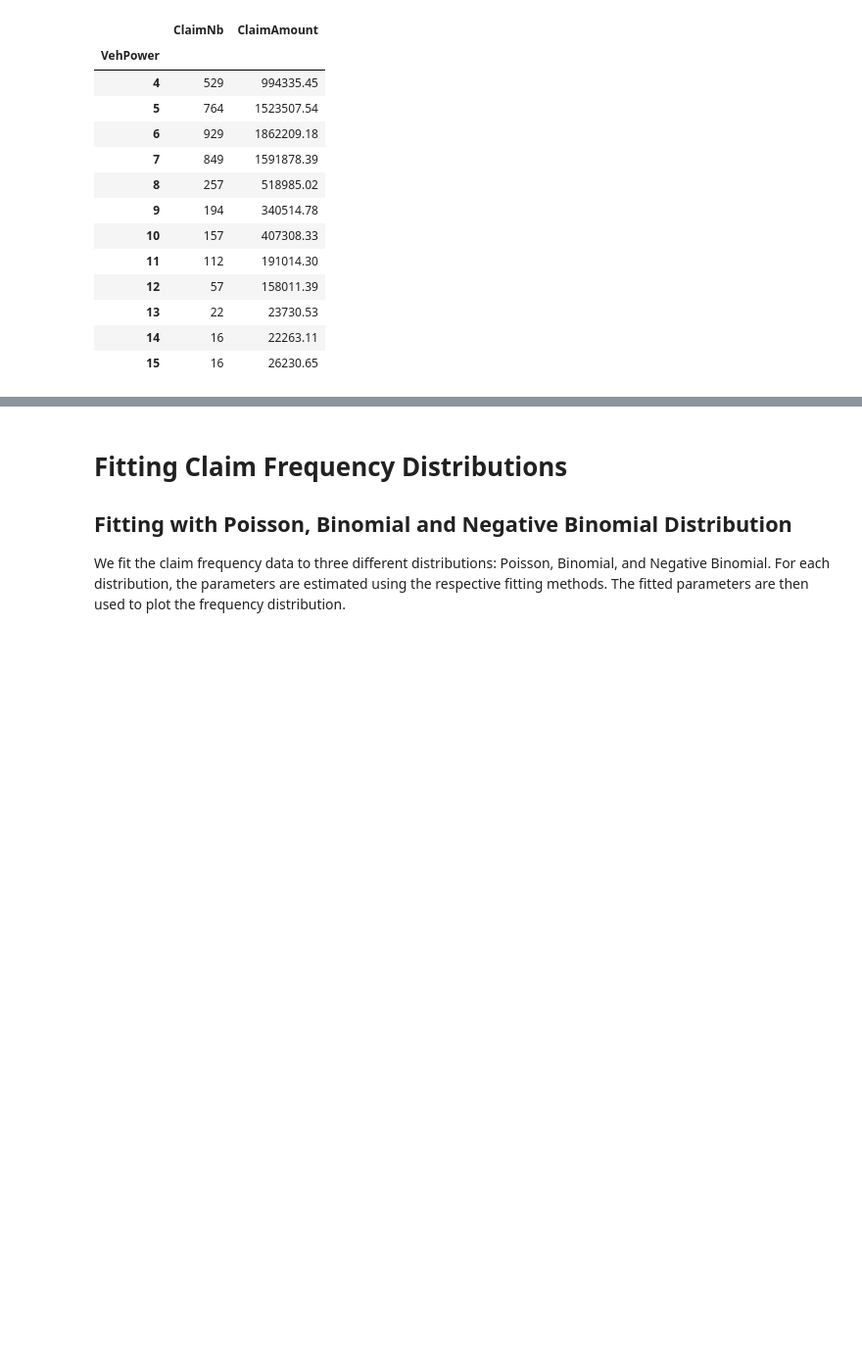
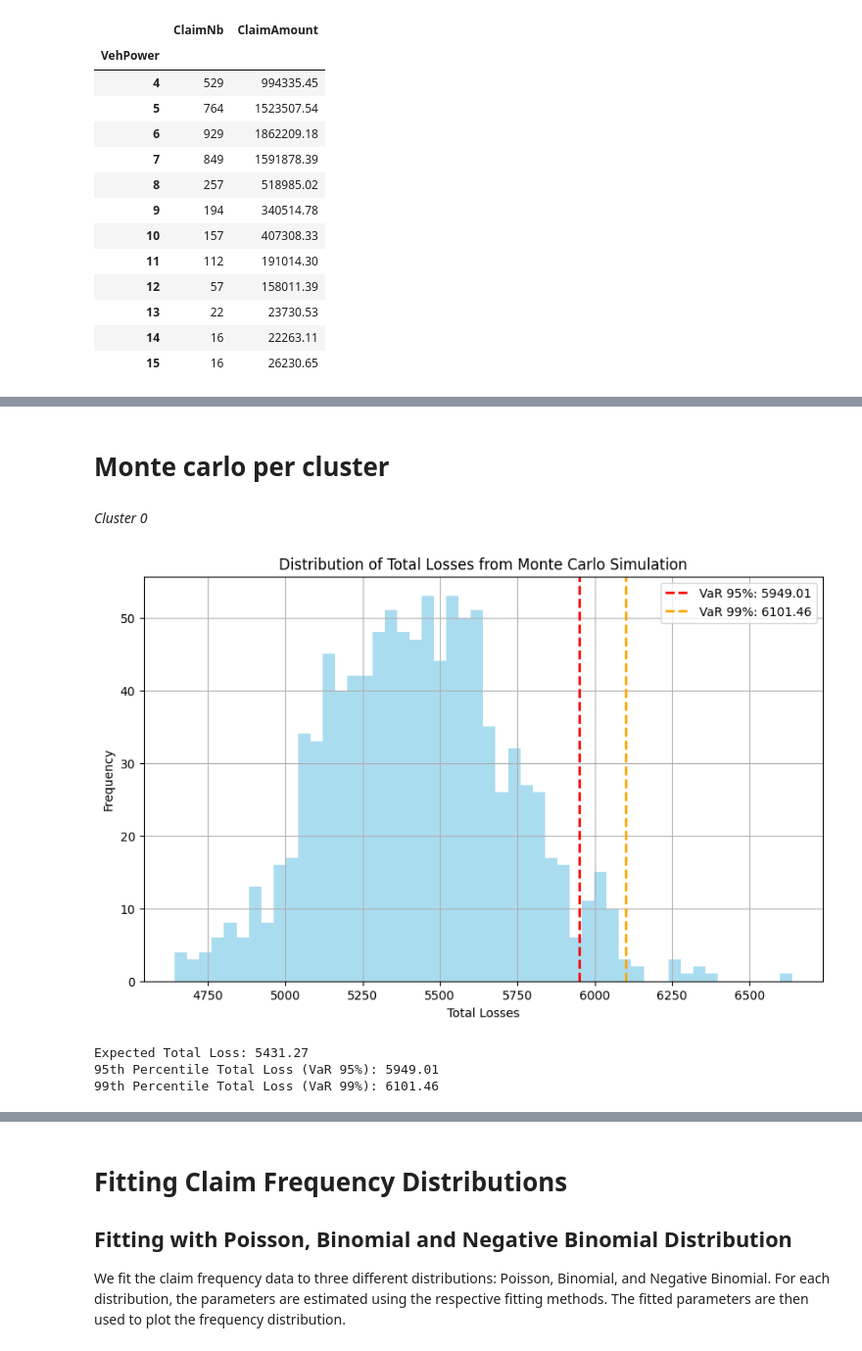
Before and after one commit to ThomasDeConinck/Assurance-Code-Python, a Jupyter notebook: assurances Code Python Case.ipynb, the cells around one changed output, grey strips where cells are left out. Shown at 98% size. Saved outputs shown, nothing was run; the diff lists cells and outputs as text; code cells hidden in the pictures; blank space fills up the shorter version.

```diff
--- a/assurances Code Python Case.ipynb
+++ b/assurances Code Python Case.ipynb
@@ -263,0 +719,66 @@ def plot_fit(x, dist, params, title, dist_type='continuous'):
+# %% [markdown]
+# Monte carlo per cluster
+# %% [markdown]
+*Cluster 0*
+# %%
+# Claim_counts holds historical claim frequency data
+# Non_zero_claims holds historical non-zero claim severities
+
+# Use the fitted parameters from the Negative Binomial and Log-normal fits
+# For claim frequency (Negative Binomial)
+params_negbin = [r_negbin_0, p_negbin_0]  # Fitted Negative Binomial params
+# For claim severity (Log-normal)
+params_lognorm = [shape_0, loc_0, scale_0]  # Fitted Log-normal params
+
+# Number of simulations and policies
+n_simulations = 1000
+n_policies = len(df_cluster_0)
+
+# Pre-alloc_0ate an array for total losses
+total_losses_0 = np.zeros(n_simulations)
+
+# Monte Carlo simulation loop
+for i in range(n_simulations):
+    # Simulate number of claims for all policies at once
+    num_claims = nbinom.rvs(r_negbin_0, p_negbin_0, size=n_policies)
+
+    # Initialize total claim severity for each policy
+    total_claim_severity = np.zeros(n_policies)
+
+    # For policies with claims, simulate the severity
+    for j in range(n_policies):
+        if num_claims[j] > 0:
+            # Simulate claim severity for each claim and sum them for the policy
+            total_claim_severity[j] = lognorm.rvs(shape_0, loc_0, scale_0, size=num_claims[j]).sum()
+
+    # Store the total loss for this simulation
+    total_losses[i] = total_claim_severity.sum()
+
+# Calculate expected total loss from the simulation results
+expected_total_loss = np.mean(total_losses)
+
+# Calculate Value-at-Risk (VaR) at different confidence levels (95% and 99%)
+var_95 = np.percentile(total_losses, 95)
+var_99 = np.percentile(total_losses, 99)
+
+# Plot the total losses distribution and highlight VaR levels
+plt.figure(figsize=(10, 6))
+plt.hist(total_losses, bins=50, color='skyblue', alpha=0.7)
+plt.axvline(var_95, color='red', linestyle='dashed', linewidth=2, label=f'VaR 95%: {var_95:.2f}')
+plt.axvline(var_99, color='orange', linestyle='dashed', linewidth=2, label=f'VaR 99%: {var_99:.2f}')
+plt.title('Distribution of Total Losses from Monte Carlo Simulation')
+plt.xlabel('Total Losses')
+plt.ylabel('Frequency')
+plt.grid(True)
+plt.legend()
+plt.show()
+
+# Printing Risk Measures
+print(f"Expected Total Loss: {expected_total_loss:.2f}")
+print(f"95th Percentile Total Loss (VaR 95%): {var_95:.2f}")
+print(f"99th Percentile Total Loss (VaR 99%): {var_99:.2f}")
+# %% [output]
+[figure, added]
+Expected Total Loss: 5431.27
+95th Percentile Total Loss (VaR 95%): 5949.01
+99th Percentile Total Loss (VaR 99%): 6101.46
```
Also changed, not shown: parts of 56 cells of this notebook.
